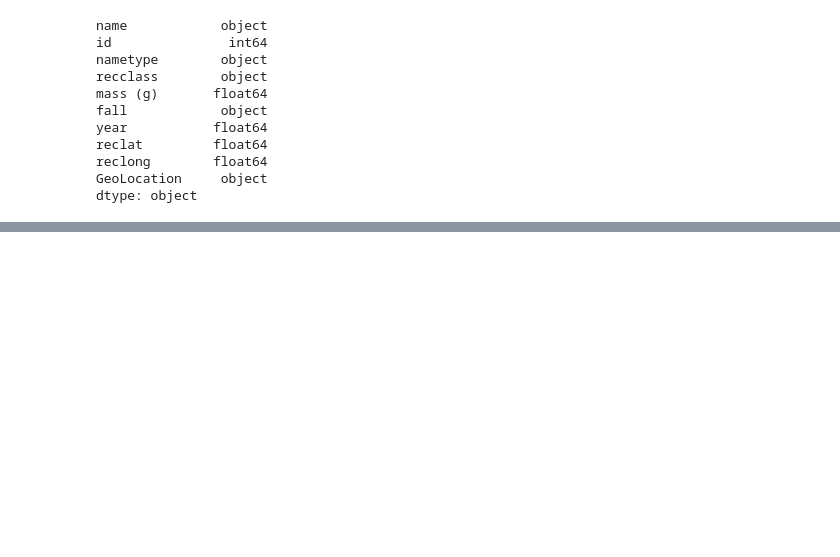
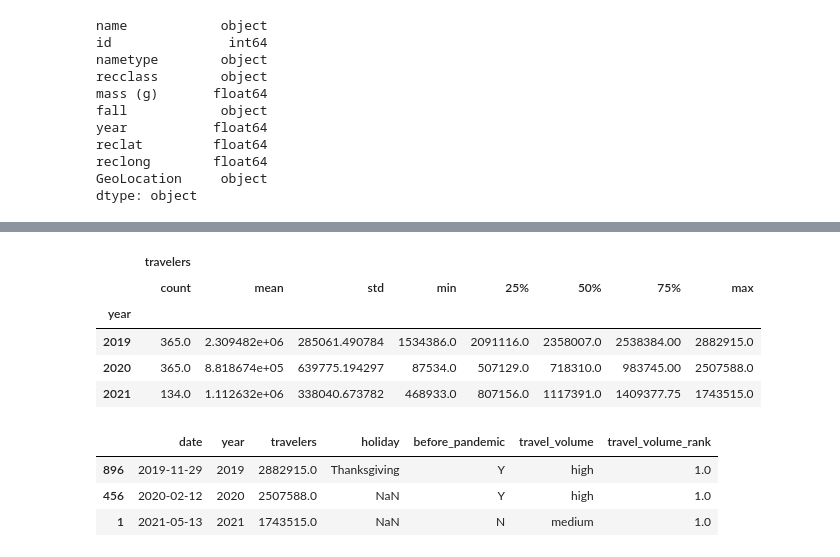
Before and after one commit to 99tyler99/Python, a Jupyter notebook: Python Charmers Fundamentals 05.ipynb, the cells around one changed output, grey strips where cells are left out. Saved outputs shown, nothing was run; the diff lists cells and outputs as text; code cells hidden in the pictures; blank space fills up the shorter version.

```diff
--- a/Python Charmers Fundamentals 05.ipynb
+++ b/Python Charmers Fundamentals 05.ipynb
@@ -429,0 +417,7 @@ meteorites_pivoted
+# %%
+tsa_melted_holiday_travel['travel_volume'] = pd.cut(tsa_melted_holiday_travel['travelers'], bins=3, labels=['low','medium','high'])
+
+pd.crosstab(
+    index = tsa_melted_holiday_travel['travel_volume'],
+    columns = tsa_melted_holiday_travel['year']
+)
@@ -429,0 +430,18 @@ meteorites_pivoted
+# %%
+tsa_melted_holiday_travel.groupby('year').describe(include=np.number)
+# %% [output]
+|  | travelers |  |  |  |  |  |  |  |
+|  | count | mean | std | min | 25% | 50% | 75% | max |
+| year |  |  |  |  |  |  |  |  |
+| 2019 | 365.0 | 2.309482e+06 | 285061.490784 | 1534386.0 | 2091116.0 | 2358007.0 | 2538384.00 | 2882915.0 |
+| 2020 | 365.0 | 8.818674e+05 | 639775.194297 | 87534.0 | 507129.0 | 718310.0 | 983745.00 | 2507588.0 |
+| 2021 | 134.0 | 1.112632e+06 | 338040.673782 | 468933.0 | 807156.0 | 1117391.0 | 1409377.75 | 1743515.0 |
+# %%
+tsa_melted_holiday_travel['travel_volume_rank'] = tsa_melted_holiday_travel.groupby('year').travelers.rank(ascending=False)
+
+tsa_melted_holiday_travel.sort_values(['travel_volume_rank','year']).head(3)
+# %% [output]
+|  | date | year | travelers | holiday | before_pandemic | travel_volume | travel_volume_rank |
+| 896 | 2019-11-29 | 2019 | 2882915.0 | Thanksgiving | Y | high | 1.0 |
+| 456 | 2020-02-12 | 2020 | 2507588.0 | NaN | Y | high | 1.0 |
+| 1 | 2021-05-13 | 2021 | 1743515.0 | NaN | N | medium | 1.0 |
```
Also changed, not shown: parts of 11 cells of this notebook.
